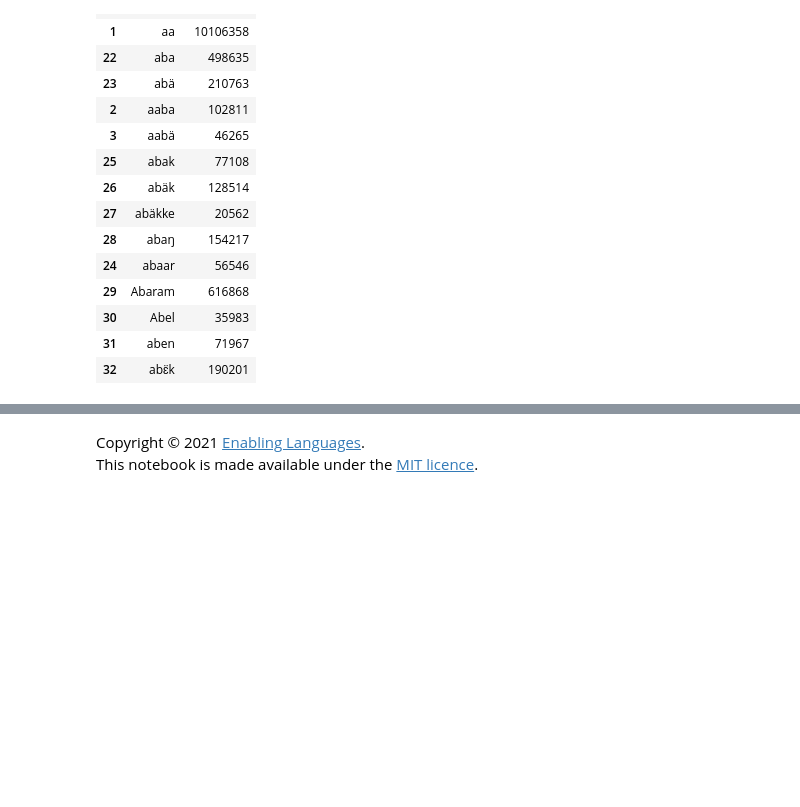
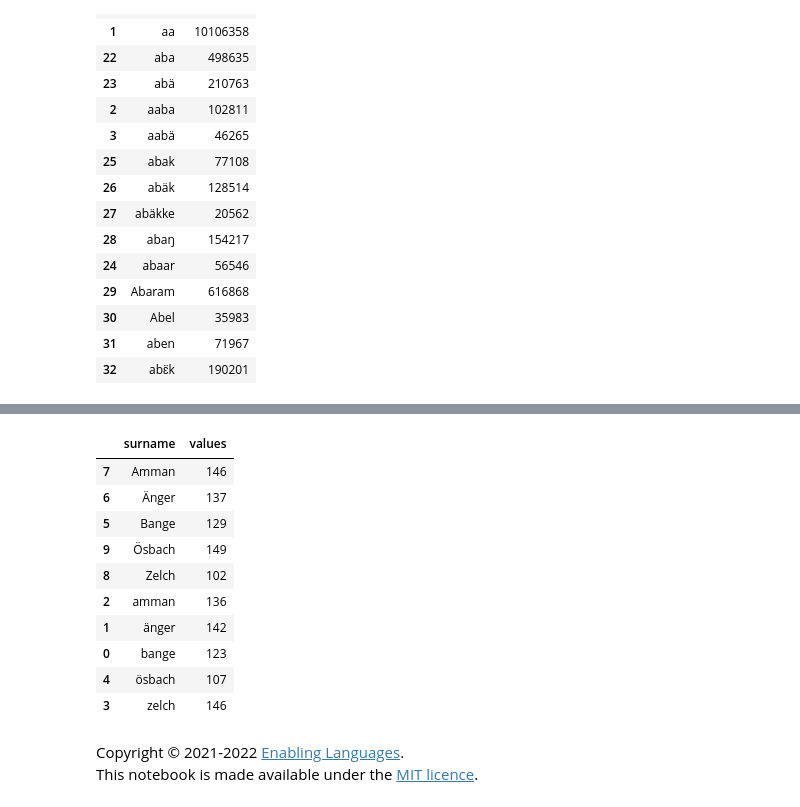
Before and after one commit to enabling-languages/python-i18n, a Jupyter notebook: notebooks/Collation.ipynb, the cells around one changed output, grey strips where cells are left out. Drawn from its saved outputs; the diff is of its cells as text; code cells hidden in the pictures; blank space fills up the shorter version.

```diff
--- a/notebooks/Collation.ipynb
+++ b/notebooks/Collation.ipynb
@@ -985,2 +962,18 @@ alt_df_sort.head(15)
+# %%
+locale.setlocale(locale.LC_COLLATE, "de_DE.UTF-8")
+sorted_df2 = df2.sort_values("surname", key = lambda x: x.map(locale.strxfrm))
+sorted_df2
+# %% [output]
+|  | surname | values |
+| 7 | Amman | 146 |
+| 6 | Änger | 137 |
+| 5 | Bange | 129 |
+| 9 | Ösbach | 149 |
+| 8 | Zelch | 102 |
+| 2 | amman | 136 |
+| 1 | änger | 142 |
+| 0 | bange | 123 |
+| 4 | ösbach | 107 |
+| 3 | zelch | 146 |
 # %% [markdown]
-Copyright © 2021 [Enabling Languages](https://enabling-languages.github.io/). <br>This notebook is made available under the [MIT licence](https://github.com/enabling-languages/python-i18n/blob/main/LICENSE).
+Copyright © 2021-2022 [Enabling Languages](https://enabling-languages.github.io/). <br>This notebook is made available under the [MIT licence](https://github.com/enabling-languages/python-i18n/blob/main/LICENSE).
```
Also changed, not shown: parts of 14 cells of this notebook.
